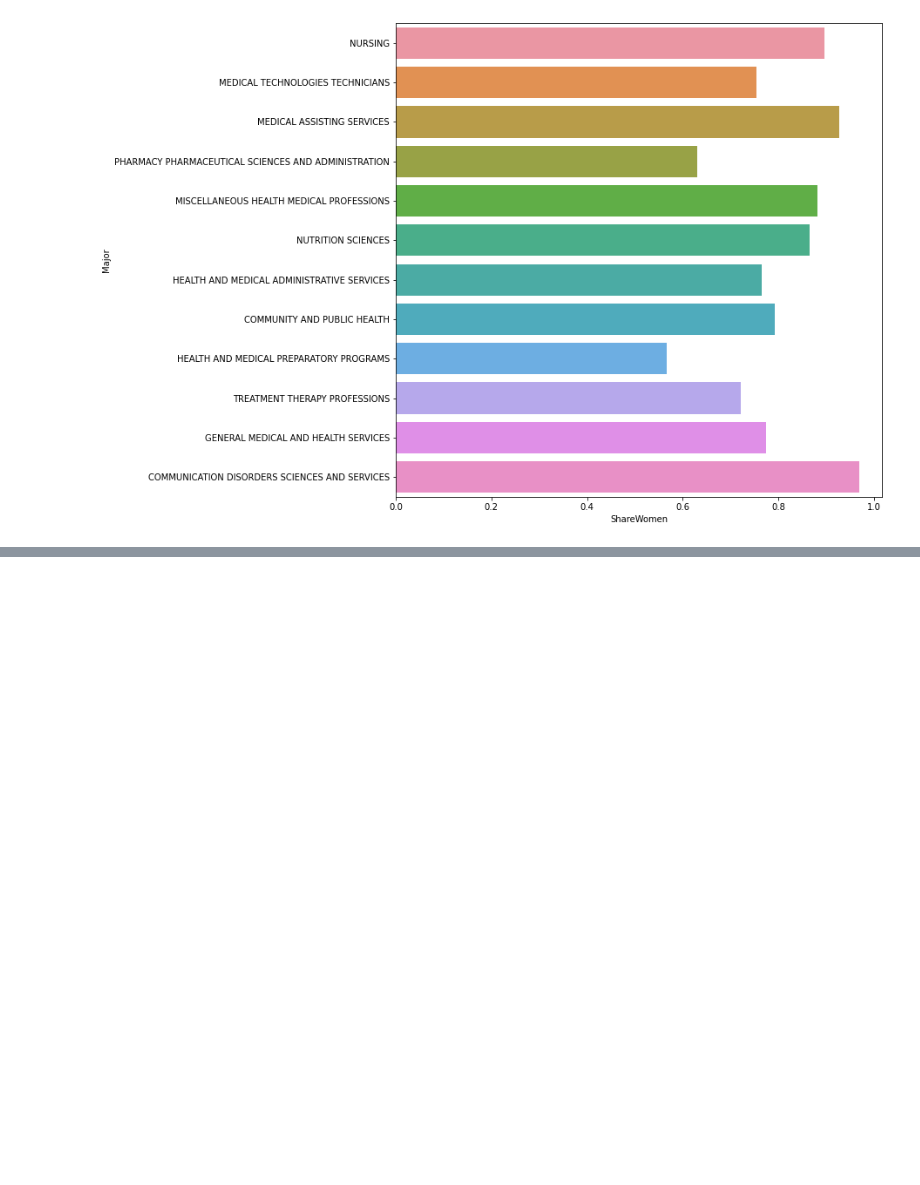
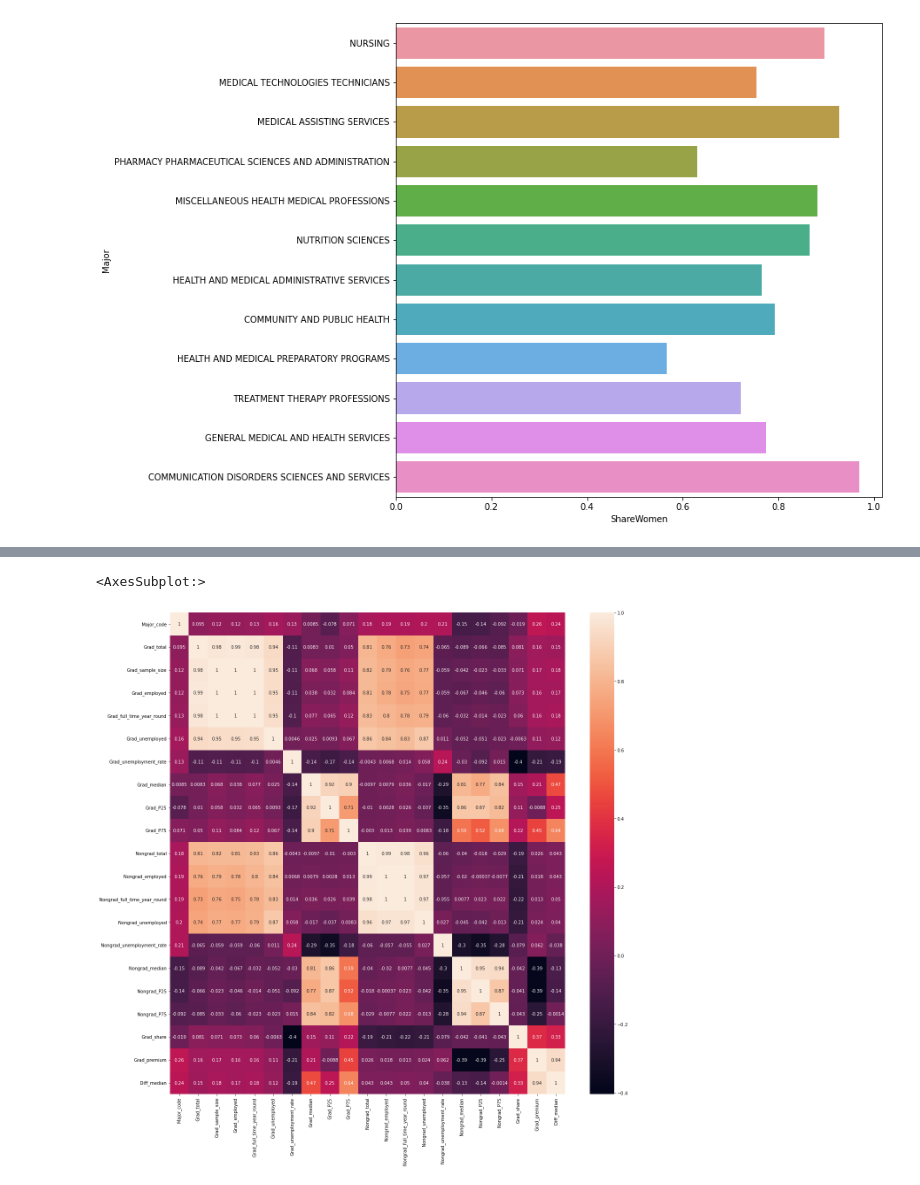
Before and after one commit to jhaarala23/dasc2103project, a Jupyter notebook: analysis_for_project.ipynb, the cells around one changed output, grey strips where cells are left out. Cells and saved outputs as stored; diff of their text form; code cells hidden in the pictures; blank space fills up the shorter version.

```diff
--- a/analysis_for_project.ipynb
+++ b/analysis_for_project.ipynb
@@ -123,0 +169,6 @@ sns.barplot(x = 'ShareWomen', y = 'Major', data = majors_health, orient = 'h', c
+# %%
+plt.figure(figsize=(20,20))
+sns.heatmap(grad_df.corr(), annot=True)
+# %% [output]
+<AxesSubplot:>
+[figure, added]
```
Also changed, not shown: parts of 5 cells of this notebook.
